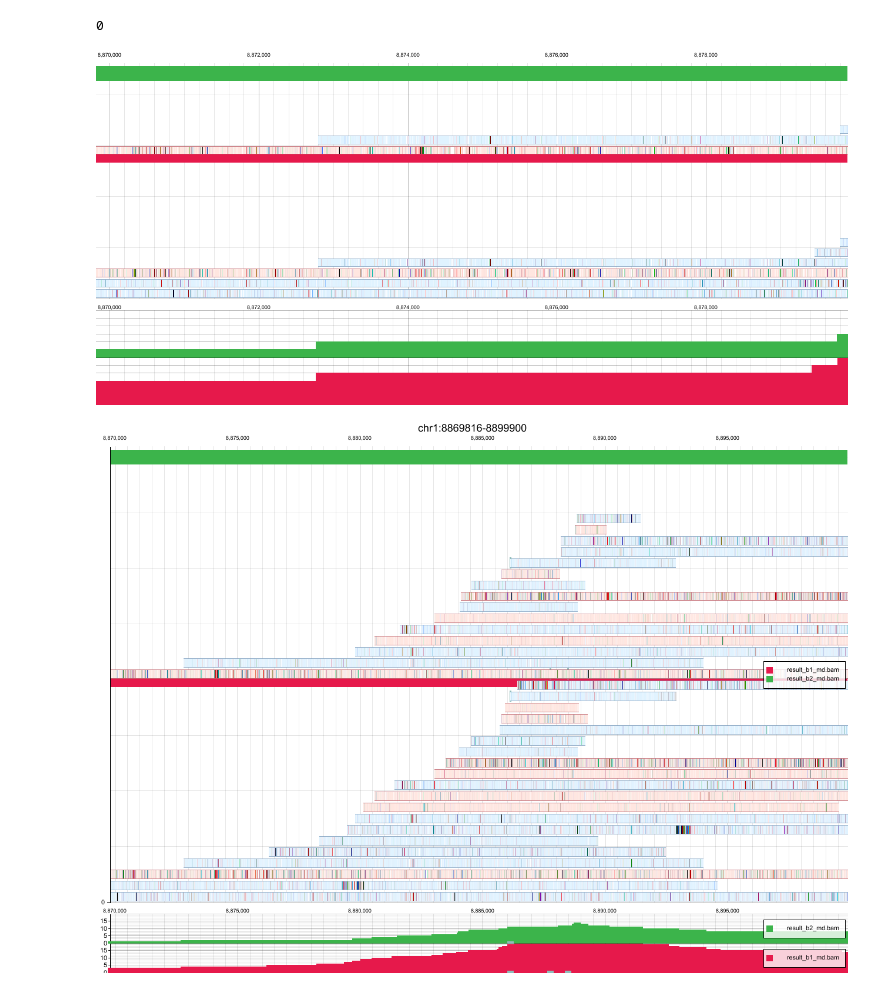
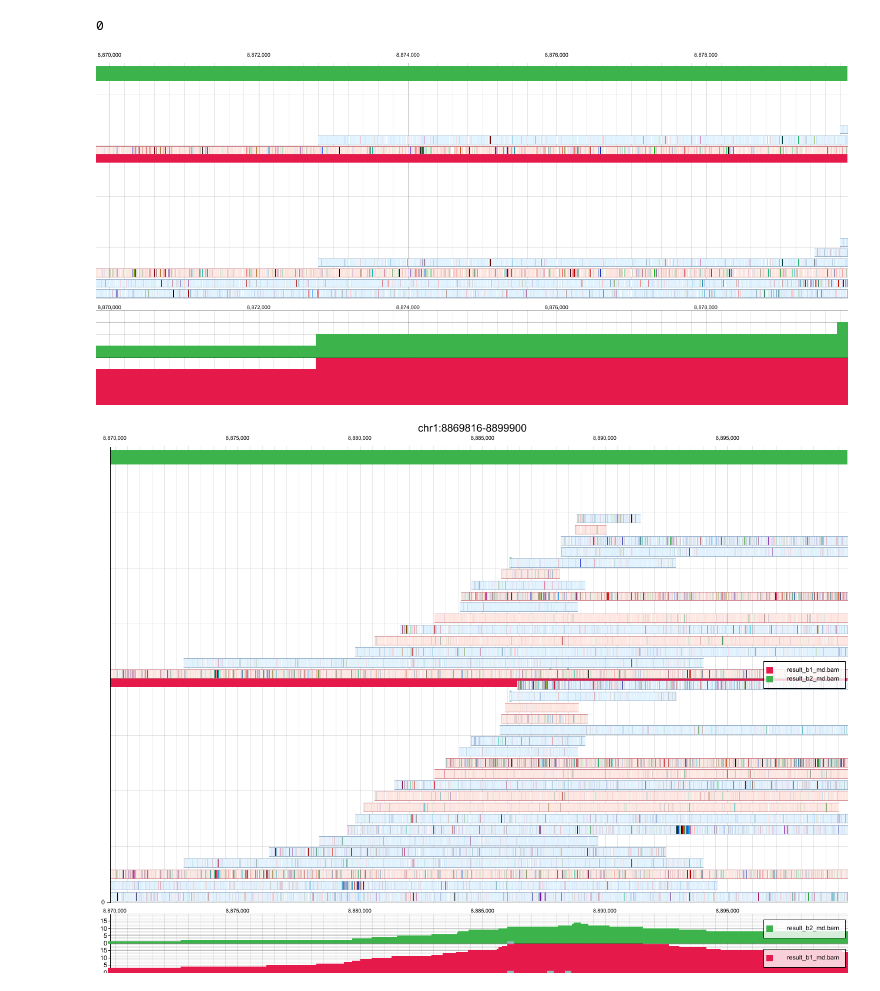
Before and after one commit to 6br/hgb, a Jupyter notebook: rest.ipynb, the cells around one changed output. Drawn from its saved outputs; the diff is of its cells as text; code cells hidden in the pictures.

```diff
--- a/rest.ipynb
+++ b/rest.ipynb
@@ -9,23 +9,22 @@ get_ipython().system = os.system
 # %%
 import requests
 from IPython.display import Image, display
 import json
 
 url = "http://localhost:4000"
 payload = {
-    "params"   : "-r chr1:8869816-8879900 -m 6 -U",
+    "params"   : "-r chr1:8869816-8879900 -m 4 -U",
     "format"   : "png",
     "prefetch" : True
 }
 headers = {
     "cache-control" : "no-cache",
     "Content-Type"  : "application/json"
 }
-json_data = json.dumps(payload).encode("utf-8")
-r = requests.post(url, data=json_data, headers=headers, params={}, stream=all)
+r = requests.post(url, data=json.dumps(payload).encode("utf-8"), headers=headers, params={}, stream=all)
 display(Image(r.content))
 # %% [output]
-[figure, old version]
+[figure, new version]
 # %%
 import requests
 from IPython.display import Image, display
```
